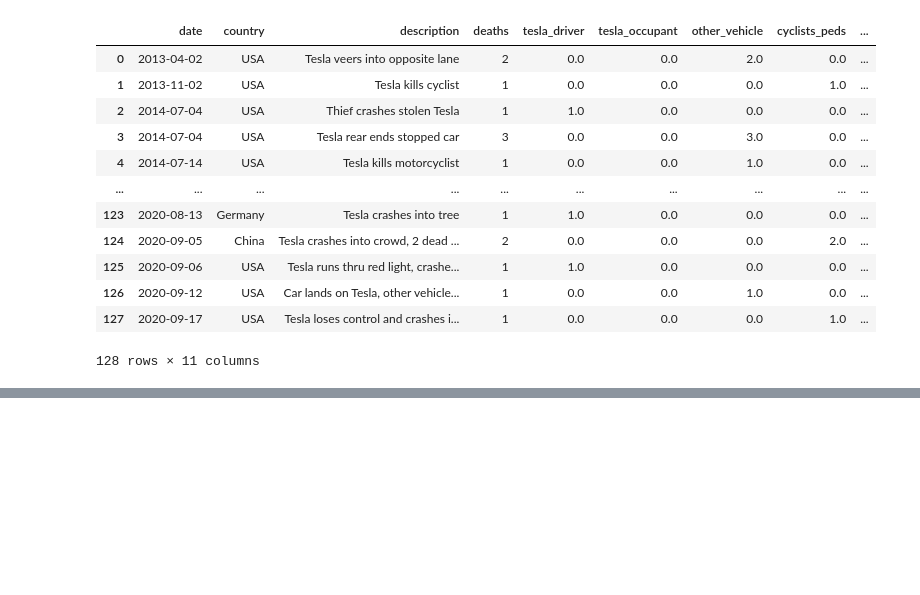
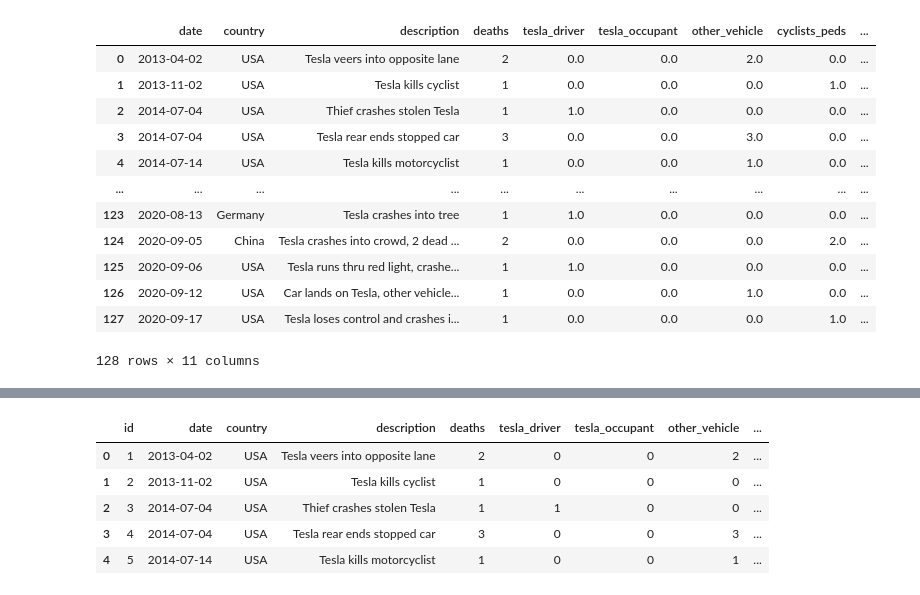
Before and after one commit to AnaLindaPenny/ETL-Project, a Jupyter notebook: Tesla_ETL.ipynb, the cells around one changed output, grey strips where cells are left out. Drawn from its saved outputs; the diff is of its cells as text; code cells hidden in the pictures; blank space fills up the shorter version.

```diff
--- a/Tesla_ETL.ipynb
+++ b/Tesla_ETL.ipynb
@@ -197,0 +202,10 @@ OperationalError: (psycopg2.OperationalError) FATAL:  password authentication fa
+# %%
+#Confirm Tesla Death Data has been imported
+pd.read_sql_query('select * from tesla_deaths', con=engine).head()
+# %% [output]
+|  | id | date | country | description | deaths | tesla_driver | tesla_occupant | other_vehicle | ... |
+| 0 | 1 | 2013-04-02 | USA | Tesla veers into opposite lane | 2 | 0 | 0 | 2 | ... |
+| 1 | 2 | 2013-11-02 | USA | Tesla kills cyclist | 1 | 0 | 0 | 0 | ... |
+| 2 | 3 | 2014-07-04 | USA | Thief crashes stolen Tesla | 1 | 1 | 0 | 0 | ... |
+| 3 | 4 | 2014-07-04 | USA | Tesla rear ends stopped car | 3 | 0 | 0 | 3 | ... |
+| 4 | 5 | 2014-07-14 | USA | Tesla kills motorcyclist | 1 | 0 | 0 | 1 | ... |
```
Also changed, not shown: parts of 5 cells of this notebook.
